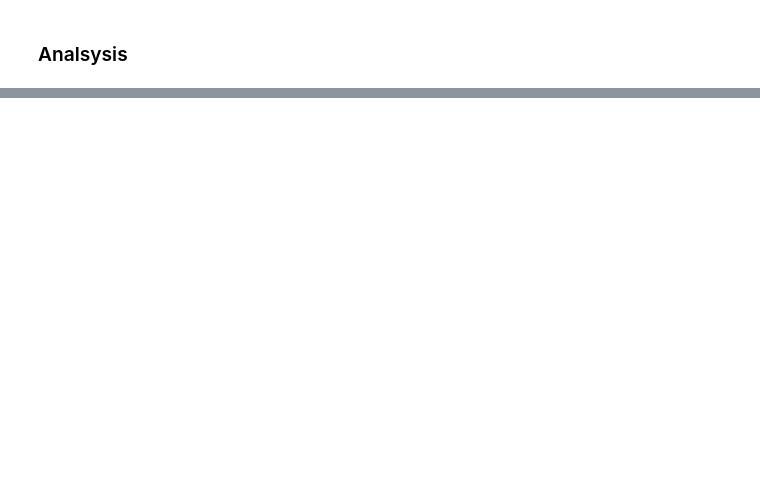
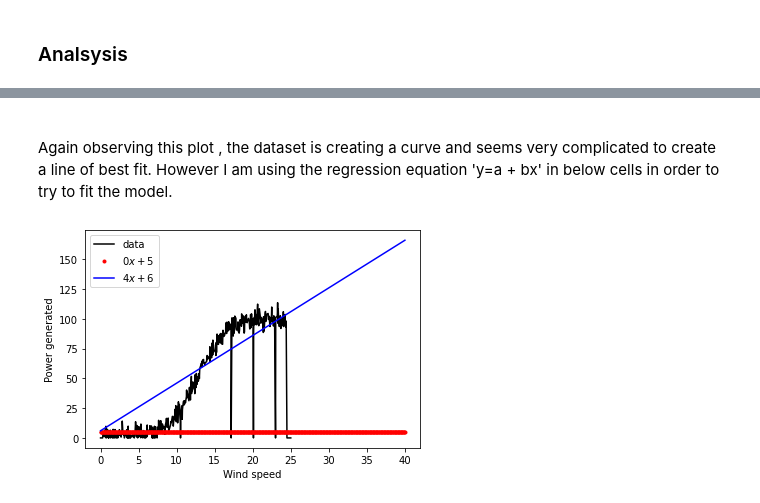
Before and after one commit to Ainara12/Fundamentals-Project, a Jupyter notebook: Fundamentals DA-Project.ipynb, the cells around one changed output, grey strips where cells are left out. Drawn from its saved outputs; the diff is of its cells as text; code cells hidden in the pictures; blank space fills up the shorter version.

```diff
--- a/Fundamentals DA-Project.ipynb
+++ b/Fundamentals DA-Project.ipynb
@@ -73,0 +161,28 @@ PermissionError: [Errno 13] Permission denied: 'C:\\Users\\fainl\\OneDrive\\Docu
+# %% [markdown]
+<br>
+
+Again observing this plot , the dataset is creating a curve and seems very complicated to create a line of best fit. However I am using the regression equation 'y=a + bx' in below cells in order to try to fit the model.
+# %%
+
+
+#now adding some lines to this plot using the regression equation
+#above mentioned in addition to numpy linspace for 'x'
+
+plt.plot(power,speed, 'k-', Label='data')
+
+# Overlay some lines on the plot.
+x = np.linspace(0.0,40,500)
+plt.plot(x, 0.0 *x + 5.0, 'r.', label=r"$0x+ 5$")
+plt.plot(x, 4.0 * x + 6.0, 'b-', label=r"$4x + 6$")
+
+# Add a legend.
+plt.legend()
+
+# Add axis labels.
+plt.xlabel('Wind speed')
+plt.ylabel('Power generated')
+
+# Show the plot.
+plt.show()
+# %% [output]
+[figure, added]
```
Also changed, not shown: parts of 13 cells of this notebook, 1 other file.
